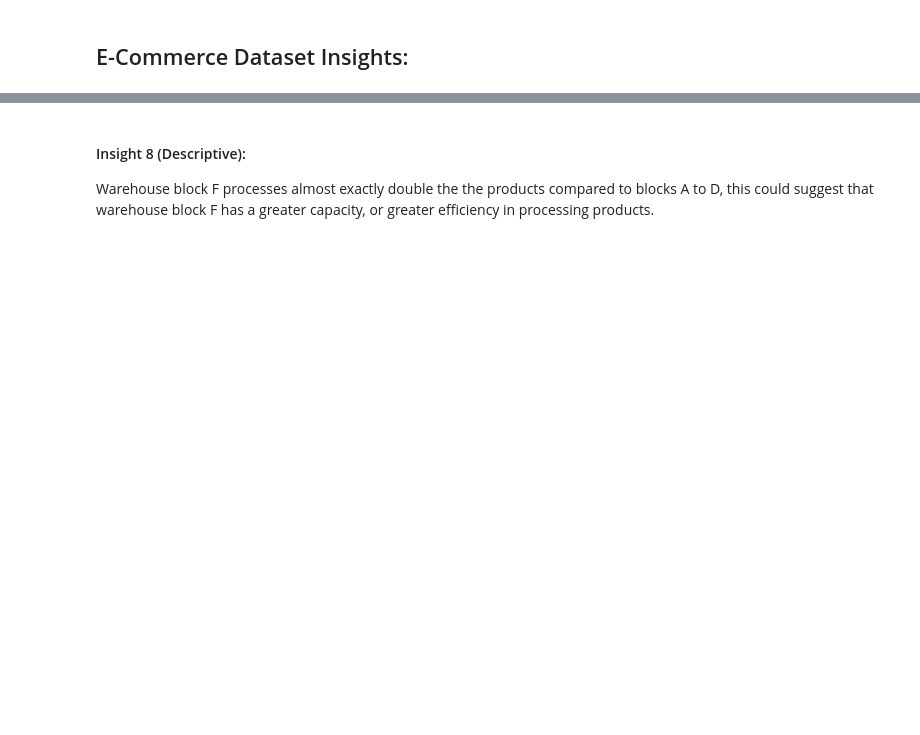
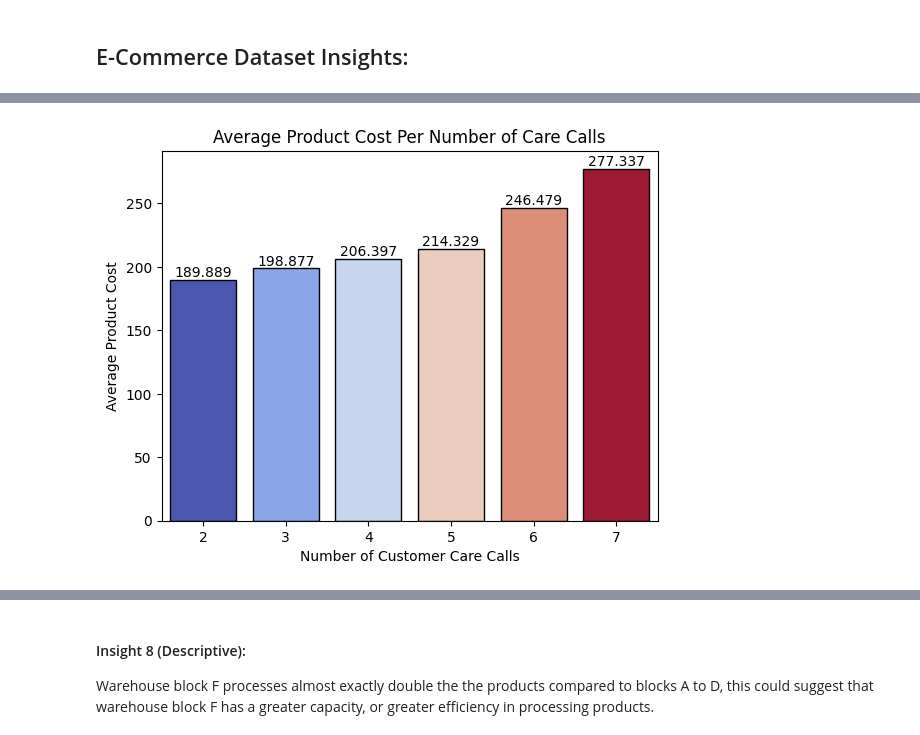
Before and after one commit to CLFrod/Assignment1CSI4142, a Jupyter notebook: Assignment 1 Notebook.ipynb, the cells around one changed output, grey strips where cells are left out. Saved outputs shown, nothing was run; the diff lists cells and outputs as text; code cells hidden in the pictures; blank space fills up the shorter version.

```diff
--- a/Assignment 1 Notebook.ipynb
+++ b/Assignment 1 Notebook.ipynb
@@ -308,0 +391,19 @@ Products with a high-importance factor show a greater on-time delivery percentag
+# %%
+#Insight 4 code:
+# Get the average price of the product cost for the amount of care calls made
+avg = ec_dataframe.groupby("Customer_care_calls")["Cost_of_the_Product"].mean().reset_index()
+
+# Create barplot
+graph = sns.barplot(data=avg, x ="Customer_care_calls", y="Cost_of_the_Product", hue="Customer_care_calls", palette="coolwarm", legend=False, edgecolor="black")
+
+# Annotate bars with their values
+for bar in graph.containers:
+    graph.bar_label(bar, label_type="edge")
+
+# add title and labels
+plt.title("Average Product Cost Per Number of Care Calls")
+plt.ylabel("Average Product Cost")
+plt.xlabel("Number of Customer Care Calls")
+plt.show()
+# %% [output]
+[figure, added]
```
Also changed, not shown: parts of 46 cells of this notebook.
